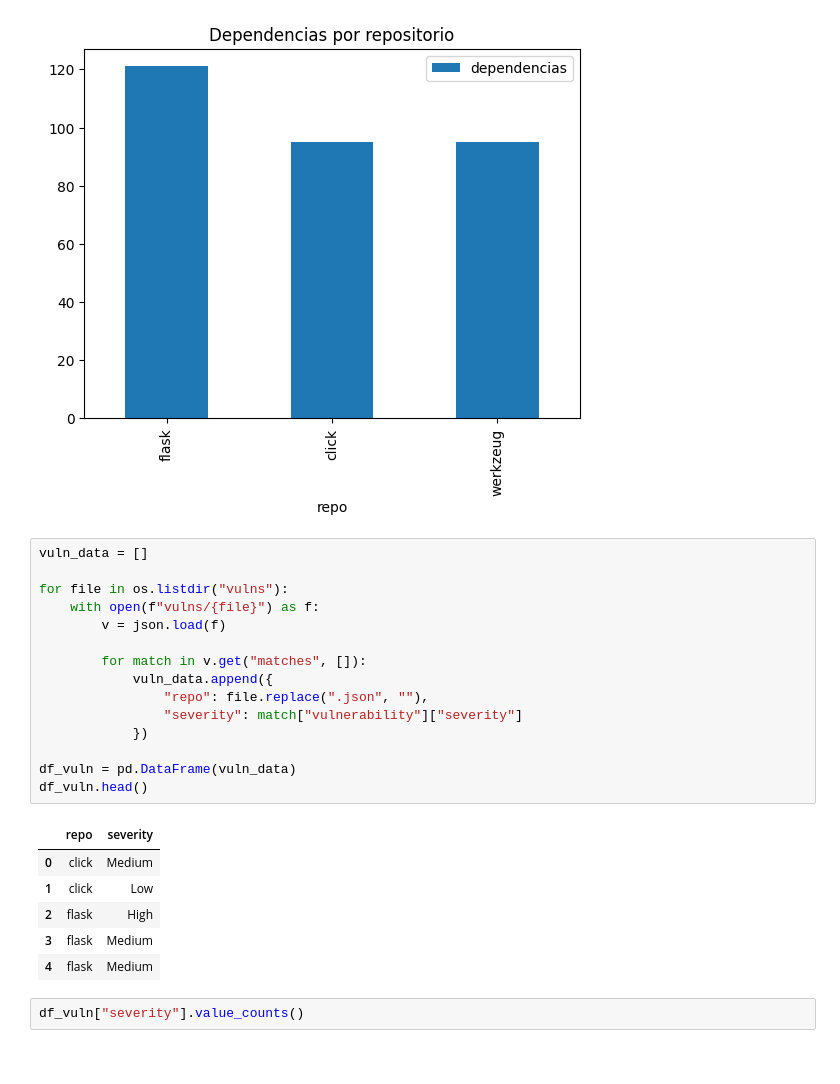
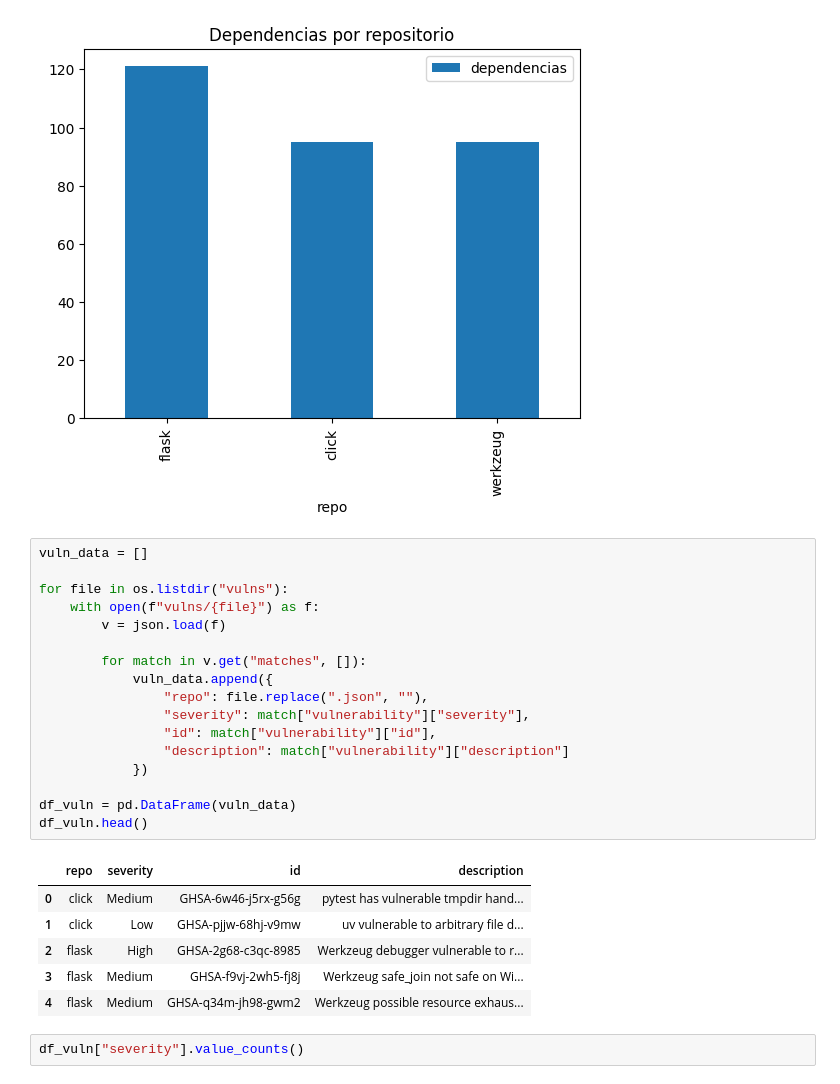
Before and after one commit to smr10110/sbom-vuln-analysis, a Jupyter notebook: analysis.ipynb, the cells around one changed output. Saved outputs shown, nothing was run; the diff lists cells and outputs as text.

```diff
--- a/analysis.ipynb
+++ b/analysis.ipynb
@@ -37,25 +37,27 @@ plt.show()
 # %%
 vuln_data = []
 
 for file in os.listdir("vulns"):
     with open(f"vulns/{file}") as f:
         v = json.load(f)
 
         for match in v.get("matches", []):
             vuln_data.append({
                 "repo": file.replace(".json", ""),
-                "severity": match["vulnerability"]["severity"]
+                "severity": match["vulnerability"]["severity"],
+                "id": match["vulnerability"]["id"],
+                "description": match["vulnerability"]["description"]
             })
 
 df_vuln = pd.DataFrame(vuln_data)
 df_vuln.head()
 # %% [output]
-|  | repo | severity |
-| 0 | click | Medium |
-| 1 | click | Low |
-| 2 | flask | High |
-| 3 | flask | Medium |
-| 4 | flask | Medium |
+|  | repo | severity | id | description |
+| 0 | click | Medium | GHSA-6w46-j5rx-g56g | pytest has vulnerable tmpdir hand... |
+| 1 | click | Low | GHSA-pjjw-68hj-v9mw | uv vulnerable to arbitrary file d... |
+| 2 | flask | High | GHSA-2g68-c3qc-8985 | Werkzeug debugger vulnerable to r... |
+| 3 | flask | Medium | GHSA-f9vj-2wh5-fj8j | Werkzeug safe_join not safe on Wi... |
+| 4 | flask | Medium | GHSA-q34m-jh98-gwm2 | Werkzeug possible resource exhaus... |
 # %%
 df_vuln["severity"].value_counts()
 # %% [output]
```
Also changed, not shown: parts of 6 cells of this notebook.
